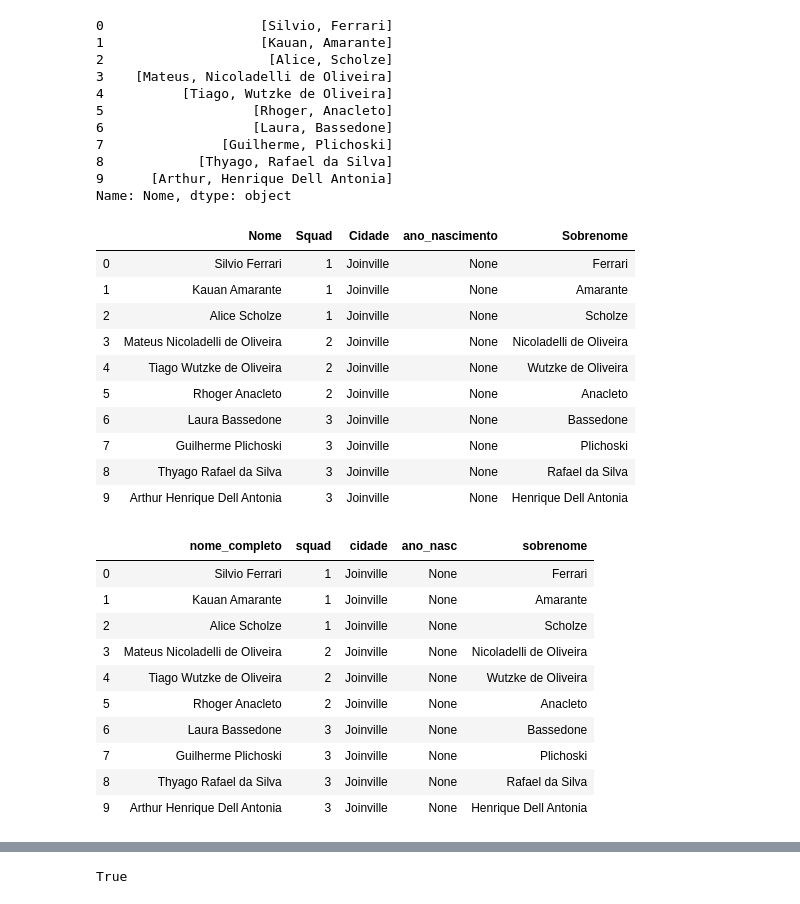
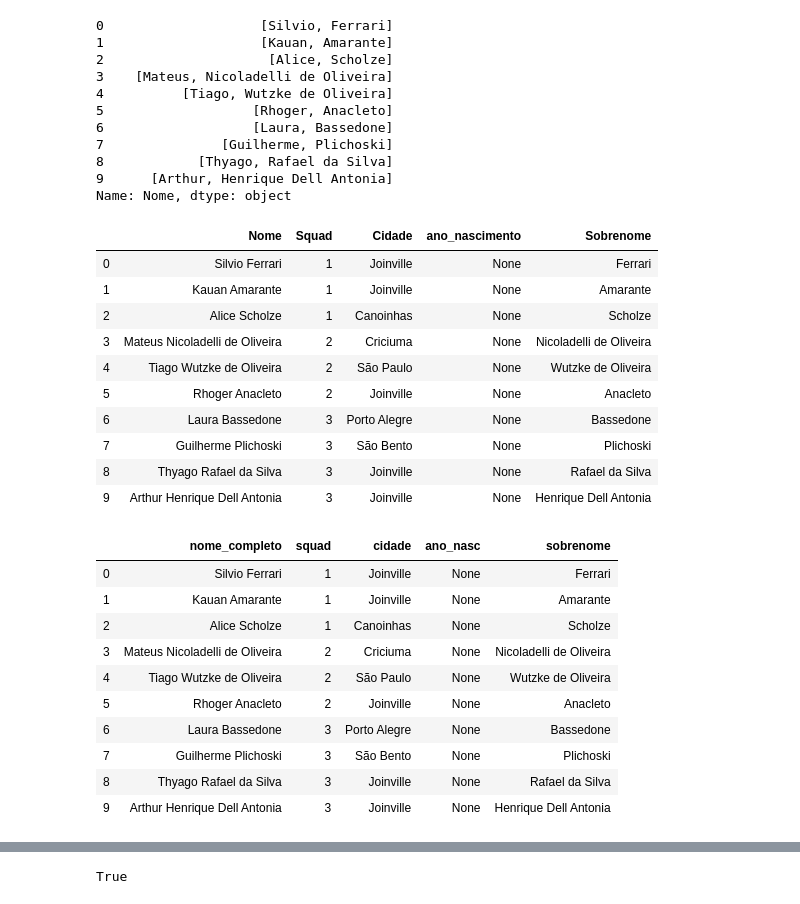
Before and after one commit to gabubellon/xp-ds-joi-2019, a Jupyter notebook: semana02/01.semana02.pandas.ipynb, the cells around one changed output, grey strips where cells are left out. Cells and saved outputs as stored; diff of their text form; code cells hidden in the pictures.

```diff
--- a/semana02/01.semana02.pandas.ipynb
+++ b/semana02/01.semana02.pandas.ipynb
@@ -108,8 +108,8 @@ alunos_dict = {
     ],
     'Squad': [1, 1, 1, 2, 2, 2, 3, 3, 3, 3],
     'Cidade': [
-        'Joinville', 'Joinville', 'Joinville', 'Joinville', 'Joinville',
-        'Joinville', 'Joinville', 'Joinville', 'Joinville', 'Joinville'
+        'Joinville', 'Joinville', 'Canoinhas', 'Criciuma', 'São Paulo',
+        'Joinville', 'Porto Alegre', 'São Bento', 'Joinville', 'Joinville'
     ]
 }
 alunos_dict
@@ -392,33 +435,33 @@ df_colunas
 |  | Nome | Squad | Cidade | ano_nascimento | Sobrenome |
 | 0 | Silvio Ferrari | 1 | Joinville | None | Ferrari |
 | 1 | Kauan Amarante | 1 | Joinville | None | Amarante |
-| 2 | Alice Scholze | 1 | Joinville | None | Scholze |
-| 3 | Mateus Nicoladelli de Oliveira | 2 | Joinville | None | Nicoladelli de Oliveira |
-| 4 | Tiago Wutzke de Oliveira | 2 | Joinville | None | Wutzke de Oliveira |
+| 2 | Alice Scholze | 1 | Canoinhas | None | Scholze |
+| 3 | Mateus Nicoladelli de Oliveira | 2 | Criciuma | None | Nicoladelli de Oliveira |
+| 4 | Tiago Wutzke de Oliveira | 2 | São Paulo | None | Wutzke de Oliveira |
 | 5 | Rhoger Anacleto | 2 | Joinville | None | Anacleto |
-| 6 | Laura Bassedone | 3 | Joinville | None | Bassedone |
-| 7 | Guilherme Plichoski | 3 | Joinville | None | Plichoski |
+| 6 | Laura Bassedone | 3 | Porto Alegre | None | Bassedone |
+| 7 | Guilherme Plichoski | 3 | São Bento | None | Plichoski |
 | 8 | Thyago Rafael da Silva | 3 | Joinville | None | Rafael da Silva |
 | 9 | Arthur Henrique Dell Antonia | 3 | Joinville | None | Henrique Dell Antonia |
 # %%
-df_colunas = df_colunas.rename(
-    columns={
-        "Nome": "nome_completo",
-        "Squad": "squad",
-        "Cidade": "cidade",
-        "ano_nascimento": "ano_nasc",
-        "Sobrenome":"sobrenome"
-    })
+# df_colunas = df_colunas.rename(
+#     columns={
+#         "Nome": "nome_completo",
+#         "Squad": "squad",
+#         "Cidade": "cidade",
+#         "ano_nascimento": "ano_nasc",
+#         "Sobrenome":"sobrenome"
+#     })
 df_colunas
 # %% [output]
 |  | nome_completo | squad | cidade | ano_nasc | sobrenome |
 | 0 | Silvio Ferrari | 1 | Joinville | None | Ferrari |
 | 1 | Kauan Amarante | 1 | Joinville | None | Amarante |
-| 2 | Alice Scholze | 1 | Joinville | None | Scholze |
-| 3 | Mateus Nicoladelli de Oliveira | 2 | Joinville | None | Nicoladelli de Oliveira |
-| 4 | Tiago Wutzke de Oliveira | 2 | Joinville | None | Wutzke de Oliveira |
+| 2 | Alice Scholze | 1 | Canoinhas | None | Scholze |
+| 3 | Mateus Nicoladelli de Oliveira | 2 | Criciuma | None | Nicoladelli de Oliveira |
+| 4 | Tiago Wutzke de Oliveira | 2 | São Paulo | None | Wutzke de Oliveira |
 | 5 | Rhoger Anacleto | 2 | Joinville | None | Anacleto |
-| 6 | Laura Bassedone | 3 | Joinville | None | Bassedone |
-| 7 | Guilherme Plichoski | 3 | Joinville | None | Plichoski |
+| 6 | Laura Bassedone | 3 | Porto Alegre | None | Bassedone |
+| 7 | Guilherme Plichoski | 3 | São Bento | None | Plichoski |
 | 8 | Thyago Rafael da Silva | 3 | Joinville | None | Rafael da Silva |
 | 9 | Arthur Henrique Dell Antonia | 3 | Joinville | None | Henrique Dell Antonia |
```
Also changed, not shown: parts of 42 cells of this notebook, 3 other files.
